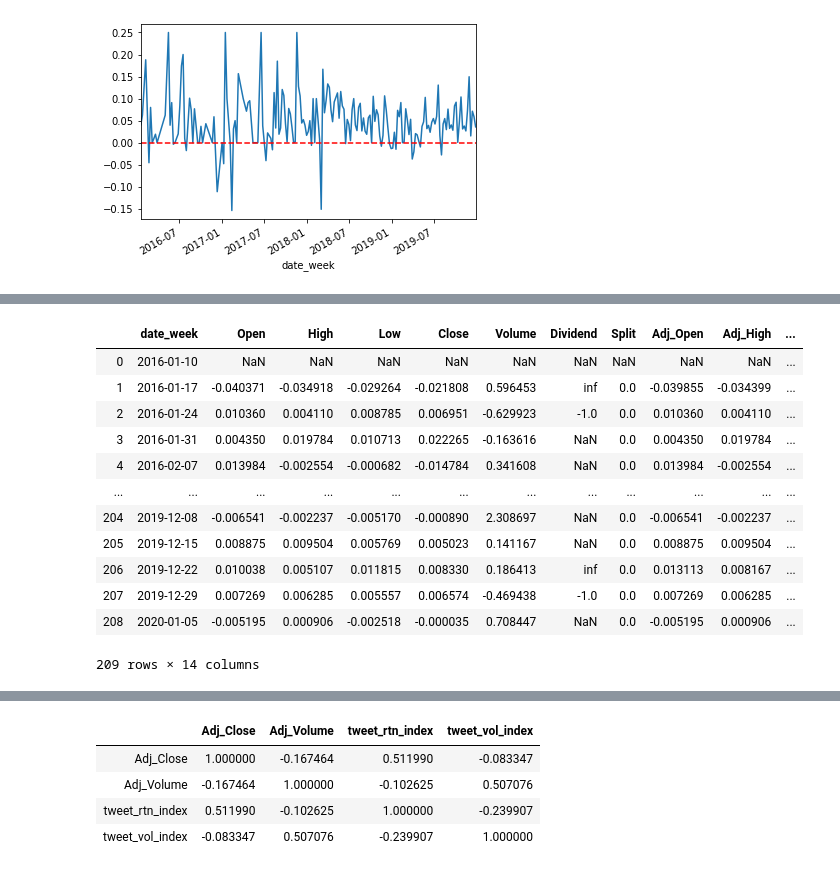
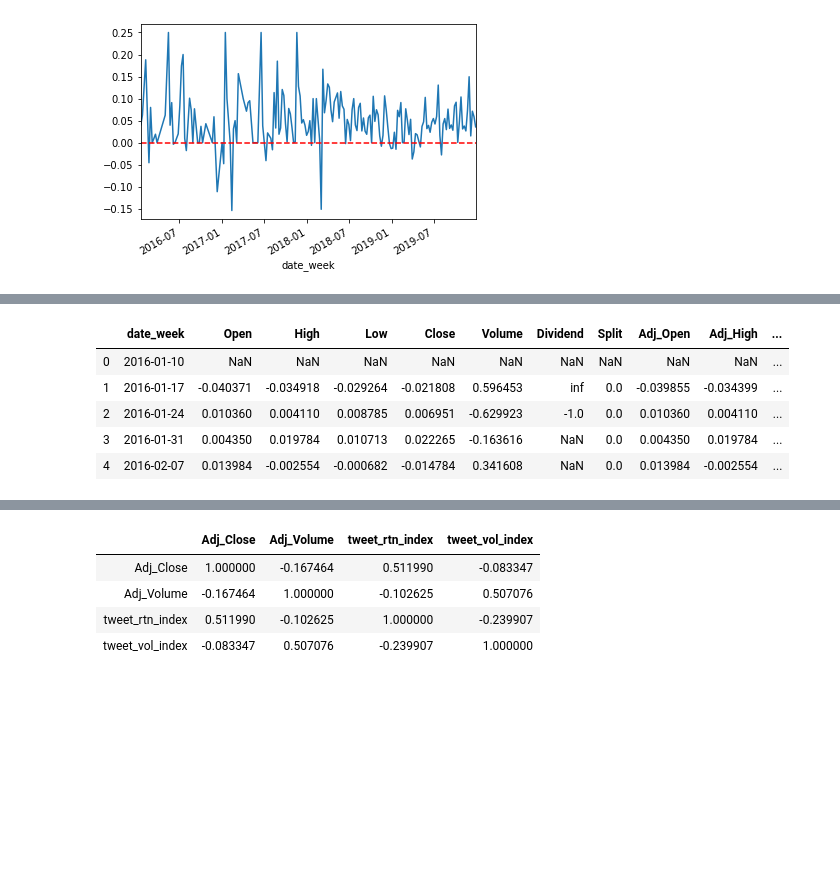
Before and after one commit to abdirahman2ali/Trading-strategy, a Jupyter notebook: Group Project Task 2.ipynb, the cells around one changed output, grey strips where cells are left out. Drawn from its saved outputs; the diff is of its cells as text; code cells hidden in the pictures; blank space fills up the shorter version.

```diff
--- a/Group Project Task 2.ipynb
+++ b/Group Project Task 2.ipynb
@@ -13,8 +14,8 @@ import re
 %matplotlib inline
 # %%
 #Read the trump files
-trump = pd.read_csv('../data/trump.csv')
-trump
+trump = pd.read_csv('trump.csv')
+trump.head()
 # %% [output]
 |  | Date | Text |
 | 0 | 12-27-2019 14:42:30 | “Trump Stock Market rally is far ... |
@@ -51,6 +39,6 @@ trump
 # %%
 # Load the Loughran and McDonald dictionnary
-lm = pd.read_excel('../data/LoughranMcDonald_MasterDictionary_2014.xlsx')
+lm = pd.read_excel('LoughranMcDonald_MasterDictionary_2014.xlsx')
 
 # get the lists of positive/negative words
 lmpos = list(lm[lm.Positive!=0]['Word'])
@@ -174,17 +152,11 @@ dj_rtn
 # %%
+#Merge the dow jones dateset with the sentscore dataset
 dataset = pd.merge(dj_rtn, sent, on=['date_week'], how='left')
-dataset
+dataset.head()
 # %% [output]
 |  | date_week | Open | High | Low | Close | Volume | Dividend | Split | Adj_Open | Adj_High | ... |
 | 0 | 2016-01-10 | NaN | NaN | NaN | NaN | NaN | NaN | NaN | NaN | NaN | ... |
 | 1 | 2016-01-17 | -0.040371 | -0.034918 | -0.029264 | -0.021808 | 0.596453 | inf | 0.0 | -0.039855 | -0.034399 | ... |
 | 2 | 2016-01-24 | 0.010360 | 0.004110 | 0.008785 | 0.006951 | -0.629923 | -1.0 | 0.0 | 0.010360 | 0.004110 | ... |
 | 3 | 2016-01-31 | 0.004350 | 0.019784 | 0.010713 | 0.022265 | -0.163616 | NaN | 0.0 | 0.004350 | 0.019784 | ... |
 | 4 | 2016-02-07 | 0.013984 | -0.002554 | -0.000682 | -0.014784 | 0.341608 | NaN | 0.0 | 0.013984 | -0.002554 | ... |
-| ... | ... | ... | ... | ... | ... | ... | ... | ... | ... | ... | ... |
-| 204 | 2019-12-08 | -0.006541 | -0.002237 | -0.005170 | -0.000890 | 2.308697 | NaN | 0.0 | -0.006541 | -0.002237 | ... |
-| 205 | 2019-12-15 | 0.008875 | 0.009504 | 0.005769 | 0.005023 | 0.141167 | NaN | 0.0 | 0.008875 | 0.009504 | ... |
-| 206 | 2019-12-22 | 0.010038 | 0.005107 | 0.011815 | 0.008330 | 0.186413 | inf | 0.0 | 0.013113 | 0.008167 | ... |
-| 207 | 2019-12-29 | 0.007269 | 0.006285 | 0.005557 | 0.006574 | -0.469438 | -1.0 | 0.0 | 0.007269 | 0.006285 | ... |
-| 208 | 2020-01-05 | -0.005195 | 0.000906 | -0.002518 | -0.000035 | 0.708447 | NaN | 0.0 | -0.005195 | 0.000906 | ... |
-209 rows × 14 columns
```
Also changed, not shown: parts of 27 cells of this notebook.
